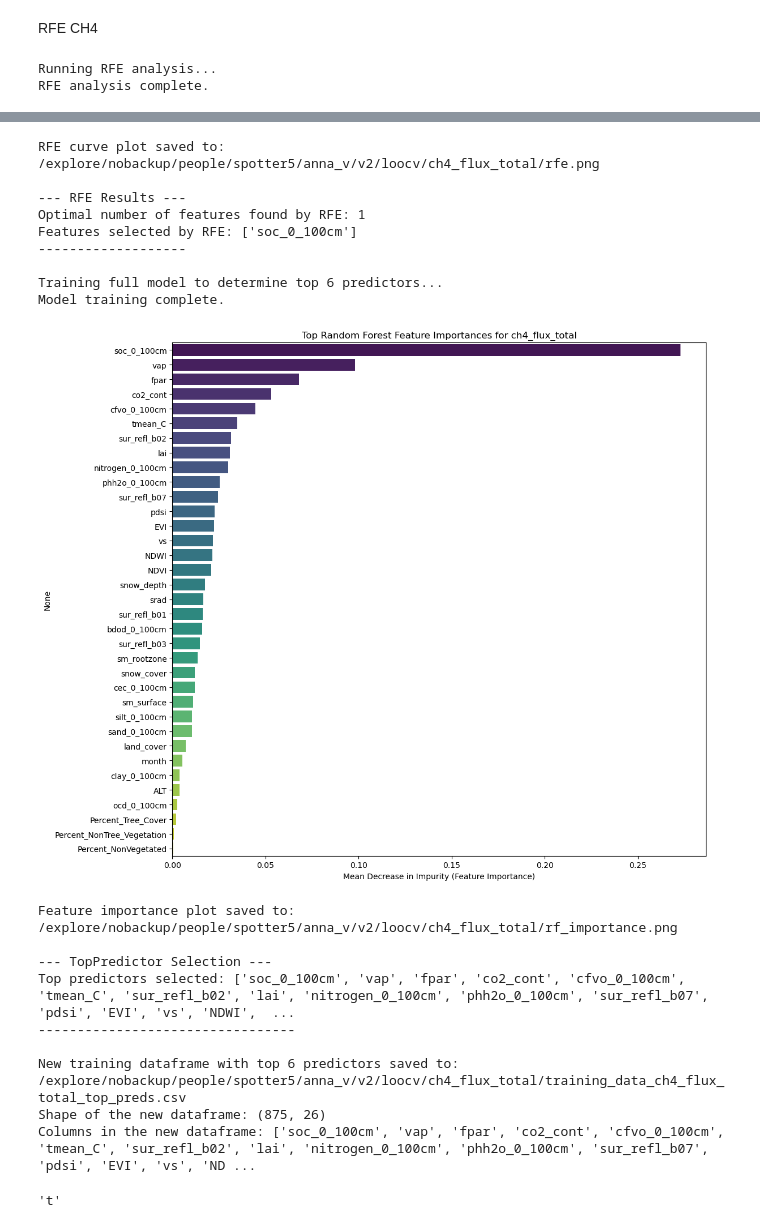
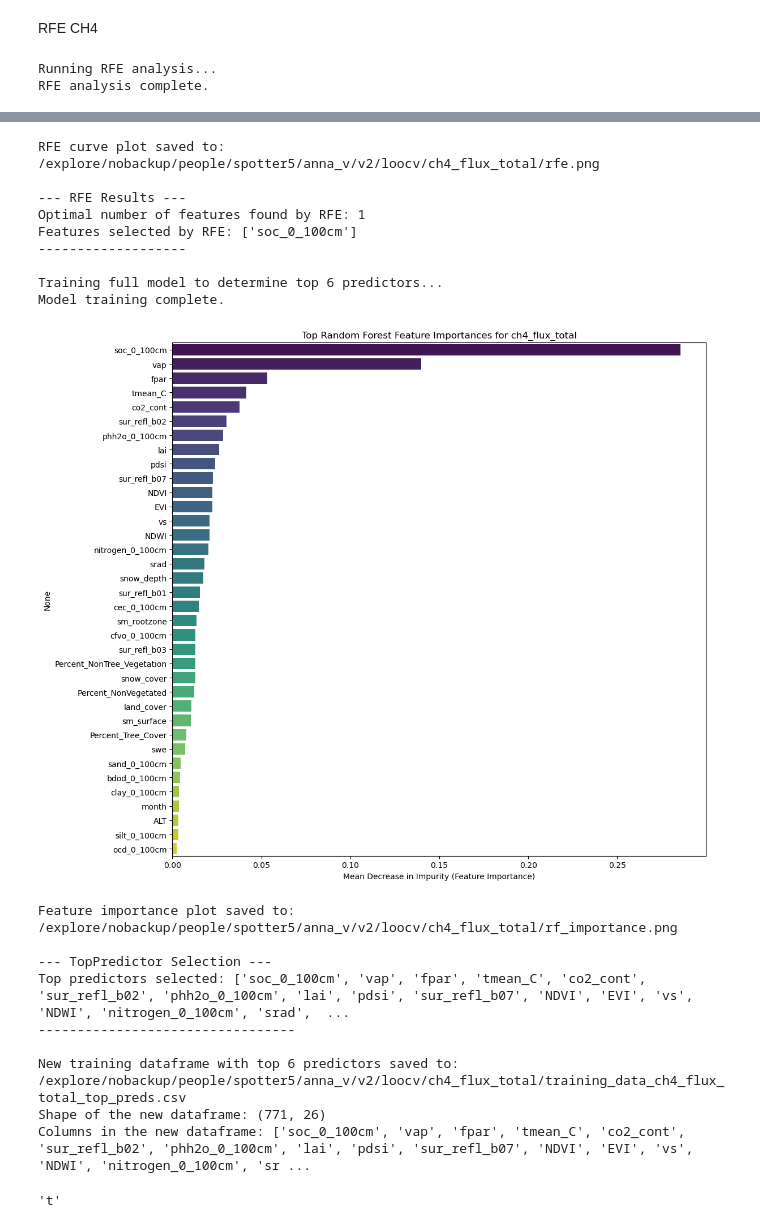
Before and after one commit to stefano-m-potter/abcflux_v2, a Jupyter notebook: RFE.ipynb, the cells around one changed output, grey strips where cells are left out. Drawn from its saved outputs; the diff is of its cells as text; code cells hidden in the pictures.

```diff
--- a/RFE.ipynb
+++ b/RFE.ipynb
@@ -474,13 +474,13 @@ df['date'] = pd.to_datetime(df[['year', 'month']].assign(day=1))
 # 3. Define predictors and target
 predictor_vars = [
     'EVI', 'NDVI', 'sur_refl_b01', 'sur_refl_b02', 'sur_refl_b03',
-    'sur_refl_b07', 'NDWI', 'pdsi', 'srad', 'tmean_C', 'vap', 'vs',
+    'sur_refl_b07', 'NDWI', 'pdsi', 'srad', 'tmean_C', 'vap', 'vs', 'swe',
     'bdod_0_100cm', 'cec_0_100cm', 'cfvo_0_100cm', 'clay_0_100cm',
     'nitrogen_0_100cm', 'ocd_0_100cm', 'phh2o_0_100cm', 'sand_0_100cm',
     'silt_0_100cm', 'soc_0_100cm', 'co2_cont', 'ALT',
     'land_cover', 'month',
     'lai', 'fpar', 'Percent_NonTree_Vegetation',
-    'Percent_NonVegetated', 'Percent_Tree_Cover',  'sm_surface', 'sm_rootzone',
+    'Percent_NonVegetated', 'Percent_Tree_Cover', 'sm_surface', 'sm_rootzone',
     'snow_cover',
     'snow_depth'#, 'NDSI_snow_cover'
 ]
@@ -582,22 +582,22 @@ RFE analysis complete.
 RFE curve plot saved to: /explore/nobackup/people/spotter5/anna_v/v2/loocv/ch4_flux_total/rfe.png
 
 --- RFE Results ---
 Optimal number of features found by RFE: 1
 Features selected by RFE: ['soc_0_100cm']
 -------------------
 
 Training full model to determine top 6 predictors...
 Model training complete.
-[figure, old version]
+[figure, new version]
 Feature importance plot saved to: /explore/nobackup/people/spotter5/anna_v/v2/loocv/ch4_flux_total/rf_importance.png
 
 --- TopPredictor Selection ---
-Top predictors selected: ['soc_0_100cm', 'vap', 'fpar', 'co2_cont', 'cfvo_0_100cm', 'tmean_C', 'sur_refl_b02', 'lai', 'nitrogen_0_100cm', 'phh2o_0_100cm', 'sur_refl_b07', 'pdsi', 'EVI', 'vs', 'NDWI',  ...
+Top predictors selected: ['soc_0_100cm', 'vap', 'fpar', 'tmean_C', 'co2_cont', 'sur_refl_b02', 'phh2o_0_100cm', 'lai', 'pdsi', 'sur_refl_b07', 'NDVI', 'EVI', 'vs', 'NDWI', 'nitrogen_0_100cm', 'srad',  ...
 ---------------------------------
 
 New training dataframe with top 6 predictors saved to: /explore/nobackup/people/spotter5/anna_v/v2/loocv/ch4_flux_total/training_data_ch4_flux_total_top_preds.csv
-Shape of the new dataframe: (875, 26)
-Columns in the new dataframe: ['soc_0_100cm', 'vap', 'fpar', 'co2_cont', 'cfvo_0_100cm', 'tmean_C', 'sur_refl_b02', 'lai', 'nitrogen_0_100cm', 'phh2o_0_100cm', 'sur_refl_b07', 'pdsi', 'EVI', 'vs', 'ND ...
+Shape of the new dataframe: (771, 26)
+Columns in the new dataframe: ['soc_0_100cm', 'vap', 'fpar', 'tmean_C', 'co2_cont', 'sur_refl_b02', 'phh2o_0_100cm', 'lai', 'pdsi', 'sur_refl_b07', 'NDVI', 'EVI', 'vs', 'NDWI', 'nitrogen_0_100cm', 'sr ...
 # %%
 't'
 # %% [output]
```
Also changed, not shown: parts of 4 cells of this notebook, 10 other files.
